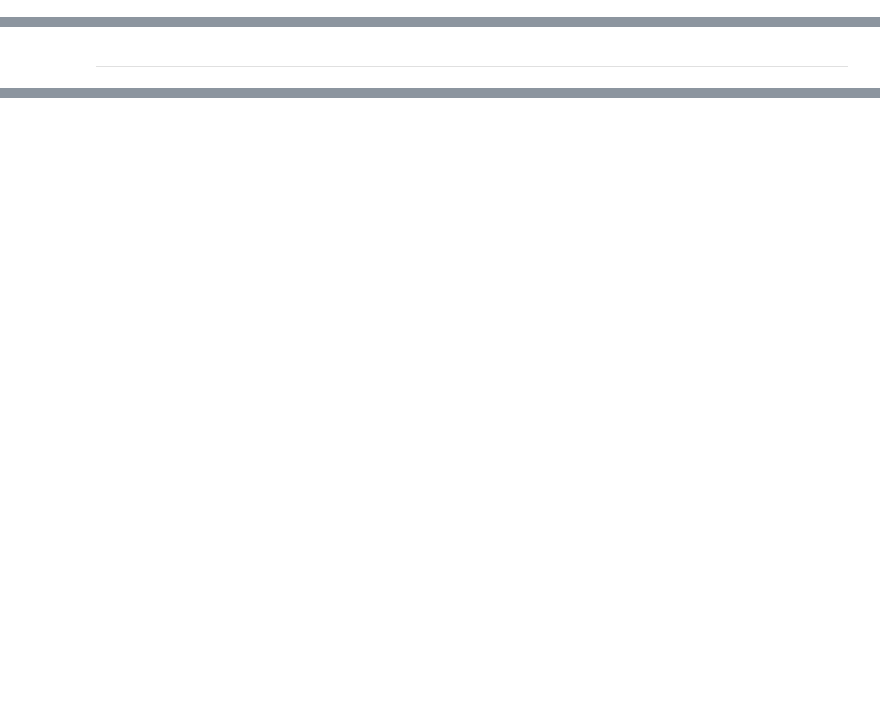
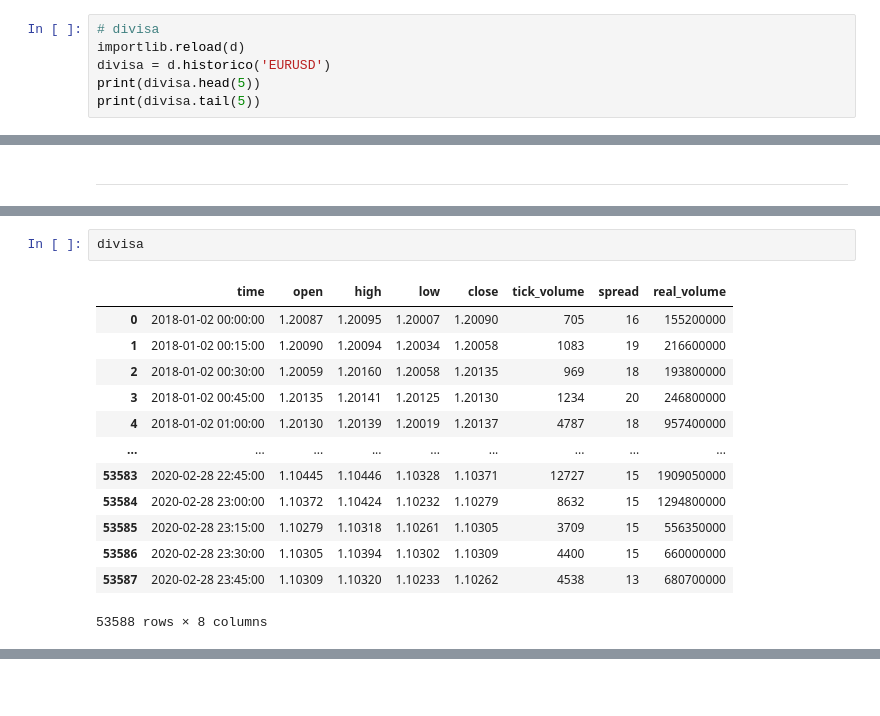
Before and after one commit to ariadnagalindom/myst_proyecto_1, a Jupyter notebook: notebook.ipynb, the cells around one changed output, grey strips where cells are left out. Drawn from its saved outputs; the diff is of its cells as text; blank space fills up the shorter version.

```diff
--- a/notebook.ipynb
+++ b/notebook.ipynb
@@ -137,0 +118,6 @@ d.EUR_AUD.head()
+# %%
+# divisa
+importlib.reload(d)
+divisa = d.historico('EURUSD')
+print(divisa.head(5))
+print(divisa.tail(5))
@@ -297,0 +352,16 @@ Podemos apreciar que no hay datos atípicos.
+# %%
+divisa
+# %% [output]
+|  | time | open | high | low | close | tick_volume | spread | real_volume |
+| 0 | 2018-01-02 00:00:00 | 1.20087 | 1.20095 | 1.20007 | 1.20090 | 705 | 16 | 155200000 |
+| 1 | 2018-01-02 00:15:00 | 1.20090 | 1.20094 | 1.20034 | 1.20058 | 1083 | 19 | 216600000 |
+| 2 | 2018-01-02 00:30:00 | 1.20059 | 1.20160 | 1.20058 | 1.20135 | 969 | 18 | 193800000 |
+| 3 | 2018-01-02 00:45:00 | 1.20135 | 1.20141 | 1.20125 | 1.20130 | 1234 | 20 | 246800000 |
+| 4 | 2018-01-02 01:00:00 | 1.20130 | 1.20139 | 1.20019 | 1.20137 | 4787 | 18 | 957400000 |
+| ... | ... | ... | ... | ... | ... | ... | ... | ... |
+| 53583 | 2020-02-28 22:45:00 | 1.10445 | 1.10446 | 1.10328 | 1.10371 | 12727 | 15 | 1909050000 |
+| 53584 | 2020-02-28 23:00:00 | 1.10372 | 1.10424 | 1.10232 | 1.10279 | 8632 | 15 | 1294800000 |
+| 53585 | 2020-02-28 23:15:00 | 1.10279 | 1.10318 | 1.10261 | 1.10305 | 3709 | 15 | 556350000 |
+| 53586 | 2020-02-28 23:30:00 | 1.10305 | 1.10394 | 1.10302 | 1.10309 | 4400 | 15 | 660000000 |
+| 53587 | 2020-02-28 23:45:00 | 1.10309 | 1.10320 | 1.10233 | 1.10262 | 4538 | 13 | 680700000 |
+53588 rows × 8 columns
```
Also changed, not shown: parts of 26 cells of this notebook, 5 other files.
